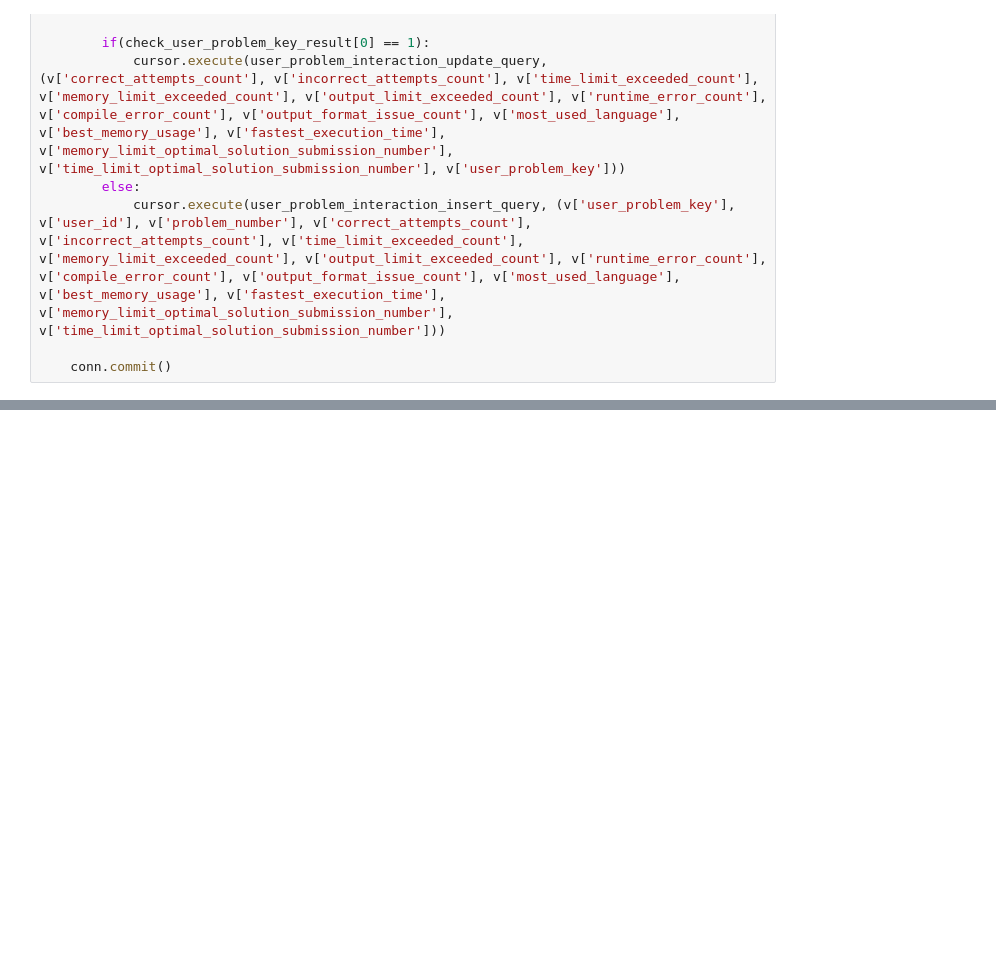
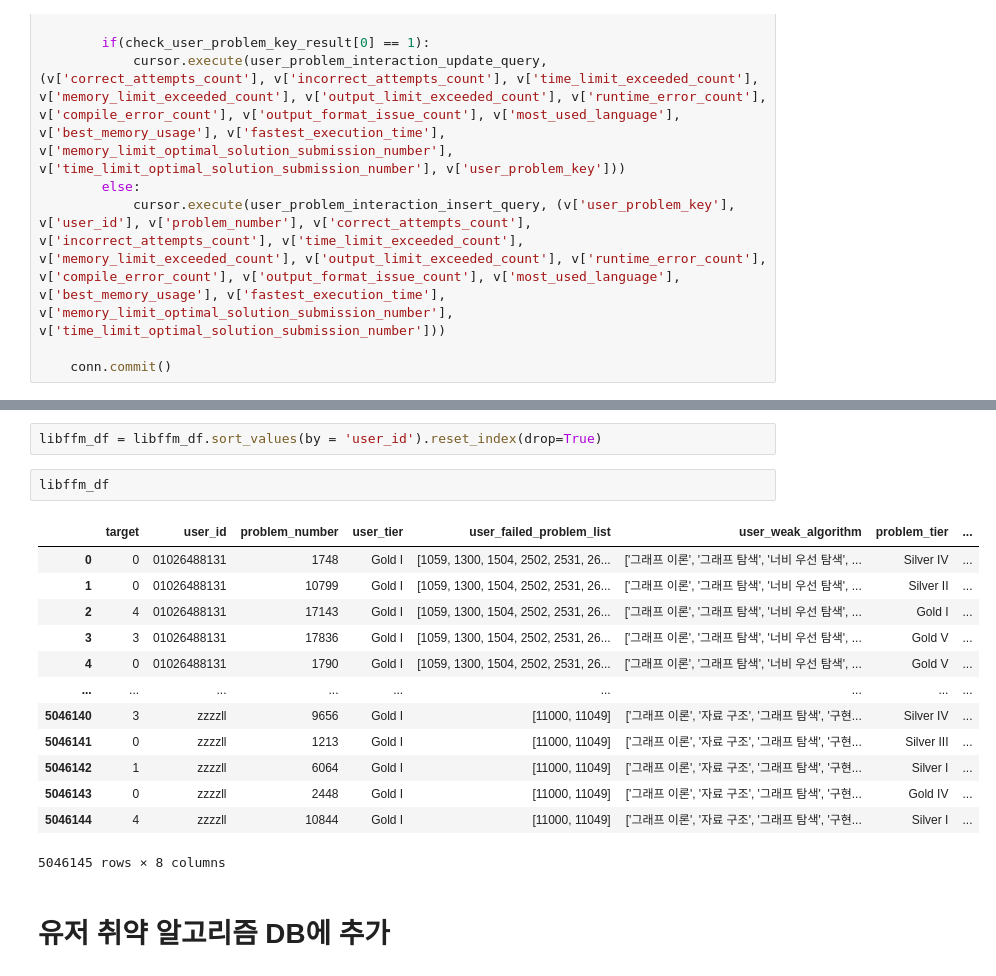
Before and after one commit to Kim-Song/Recommend, a Jupyter notebook: AI/Data/Data_pipeline.ipynb, the cells around one changed output, grey strips where cells are left out. Saved outputs shown, nothing was run; the diff lists cells and outputs as text; blank space fills up the shorter version.

```diff
--- a/AI/Data/Data_pipeline.ipynb
+++ b/AI/Data/Data_pipeline.ipynb
@@ -1711,0 +1980,20 @@ def user_update(user_id):
+# %%
+libffm_df = libffm_df.sort_values(by = 'user_id').reset_index(drop=True)
+# %%
+libffm_df
+# %% [output]
+|  | target | user_id | problem_number | user_tier | user_failed_problem_list | user_weak_algorithm | problem_tier | ... |
+| 0 | 0 | 01026488131 | 1748 | Gold I | [1059, 1300, 1504, 2502, 2531, 26... | ['그래프 이론', '그래프 탐색', '너비 우선 탐색', ... | Silver IV | ... |
+| 1 | 0 | 01026488131 | 10799 | Gold I | [1059, 1300, 1504, 2502, 2531, 26... | ['그래프 이론', '그래프 탐색', '너비 우선 탐색', ... | Silver II | ... |
+| 2 | 4 | 01026488131 | 17143 | Gold I | [1059, 1300, 1504, 2502, 2531, 26... | ['그래프 이론', '그래프 탐색', '너비 우선 탐색', ... | Gold I | ... |
+| 3 | 3 | 01026488131 | 17836 | Gold I | [1059, 1300, 1504, 2502, 2531, 26... | ['그래프 이론', '그래프 탐색', '너비 우선 탐색', ... | Gold V | ... |
+| 4 | 0 | 01026488131 | 1790 | Gold I | [1059, 1300, 1504, 2502, 2531, 26... | ['그래프 이론', '그래프 탐색', '너비 우선 탐색', ... | Gold V | ... |
+| ... | ... | ... | ... | ... | ... | ... | ... | ... |
+| 5046140 | 3 | zzzzll | 9656 | Gold I | [11000, 11049] | ['그래프 이론', '자료 구조', '그래프 탐색', '구현... | Silver IV | ... |
+| 5046141 | 0 | zzzzll | 1213 | Gold I | [11000, 11049] | ['그래프 이론', '자료 구조', '그래프 탐색', '구현... | Silver III | ... |
+| 5046142 | 1 | zzzzll | 6064 | Gold I | [11000, 11049] | ['그래프 이론', '자료 구조', '그래프 탐색', '구현... | Silver I | ... |
+| 5046143 | 0 | zzzzll | 2448 | Gold I | [11000, 11049] | ['그래프 이론', '자료 구조', '그래프 탐색', '구현... | Gold IV | ... |
+| 5046144 | 4 | zzzzll | 10844 | Gold I | [11000, 11049] | ['그래프 이론', '자료 구조', '그래프 탐색', '구현... | Silver I | ... |
+5046145 rows × 8 columns
+# %% [markdown]
+# 유저 취약 알고리즘 DB에 추가
```
Also changed, not shown: parts of 87 cells of this notebook, 15 other files.
